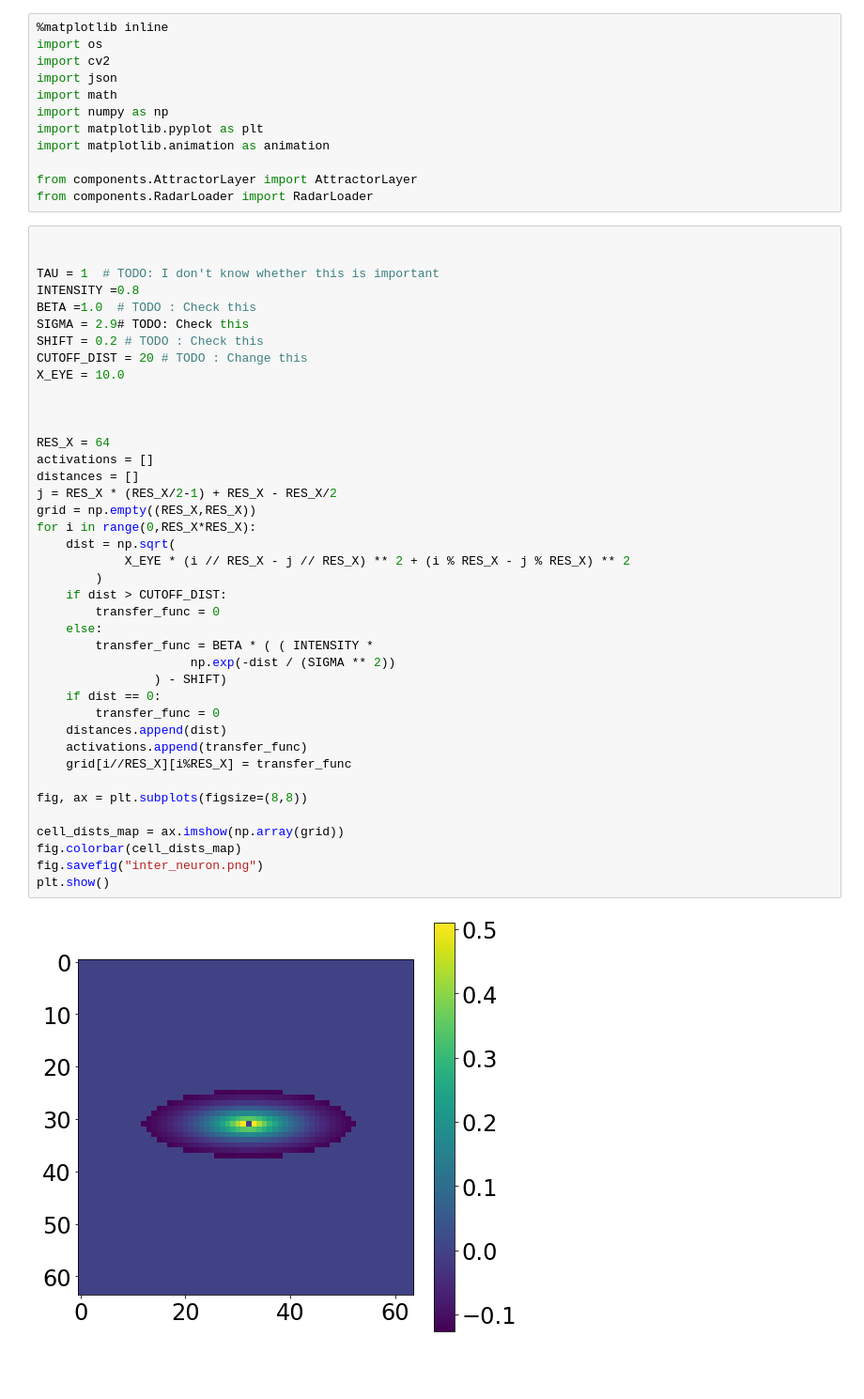
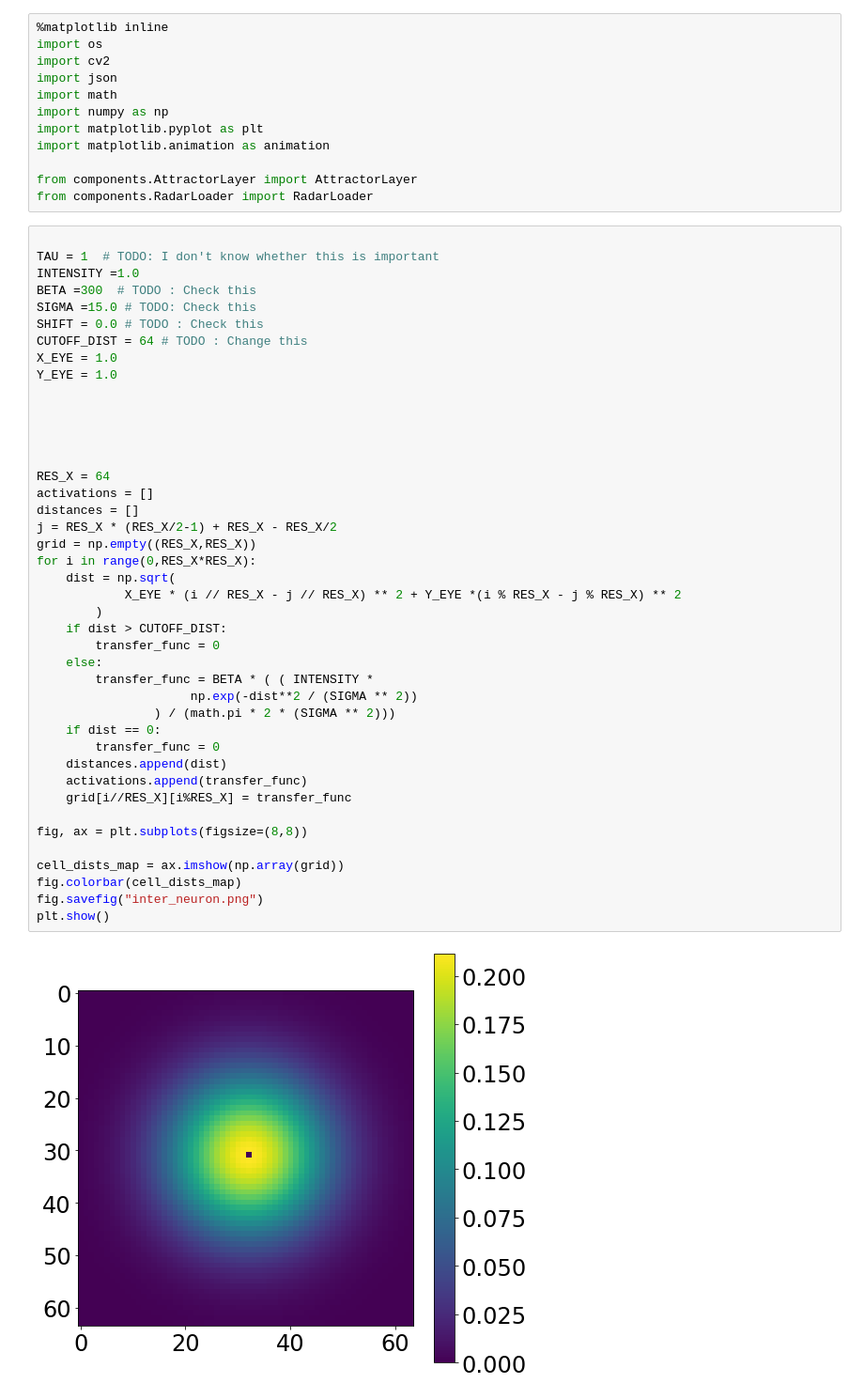
Before and after one commit to unstablecursor/sadnn, a Jupyter notebook: Visualize_interneuron_conn.ipynb, the cells around one changed output. Shown at 94% size. Saved outputs shown, nothing was run; the diff lists cells and outputs as text; blank space fills up the shorter version.

```diff
--- a/Visualize_interneuron_conn.ipynb
+++ b/Visualize_interneuron_conn.ipynb
@@ -12,43 +12,45 @@ from components.AttractorLayer import AttractorLayer
 from components.RadarLoader import RadarLoader
 # %%
 
+TAU = 1  # TODO: I don't know whether this is important
+INTENSITY =1.0
+BETA =300  # TODO : Check this
+SIGMA =15.0 # TODO: Check this
+SHIFT = 0.0 # TODO : Check this
+CUTOFF_DIST = 64 # TODO : Change this
+X_EYE = 1.0
+Y_EYE = 1.0
 
-TAU = 1  # TODO: I don't know whether this is important
-INTENSITY =0.8
-BETA =1.0  # TODO : Check this
-SIGMA = 2.9# TODO: Check this
-SHIFT = 0.2 # TODO : Check this
-CUTOFF_DIST = 20 # TODO : Change this
-X_EYE = 10.0
+
 
 
 
 RES_X = 64
 activations = []
 distances = []
 j = RES_X * (RES_X/2-1) + RES_X - RES_X/2
 grid = np.empty((RES_X,RES_X))
 for i in range(0,RES_X*RES_X):
     dist = np.sqrt(
-            X_EYE * (i // RES_X - j // RES_X) ** 2 + (i % RES_X - j % RES_X) ** 2
+            X_EYE * (i // RES_X - j // RES_X) ** 2 + Y_EYE *(i % RES_X - j % RES_X) ** 2
         )
     if dist > CUTOFF_DIST:
         transfer_func = 0
     else:
         transfer_func = BETA * ( ( INTENSITY *
-                     np.exp(-dist / (SIGMA ** 2))
-                ) - SHIFT)
+                     np.exp(-dist**2 / (SIGMA ** 2))
+                ) / (math.pi * 2 * (SIGMA ** 2)))
     if dist == 0:
         transfer_func = 0
     distances.append(dist)
     activations.append(transfer_func)
     grid[i//RES_X][i%RES_X] = transfer_func
 
 fig, ax = plt.subplots(figsize=(8,8))
 
 cell_dists_map = ax.imshow(np.array(grid))
 fig.colorbar(cell_dists_map)
 fig.savefig("inter_neuron.png")
 plt.show()
 # %% [output]
-[figure, old version]
+[figure, new version]
```
Also changed, not shown: 3 other files.
